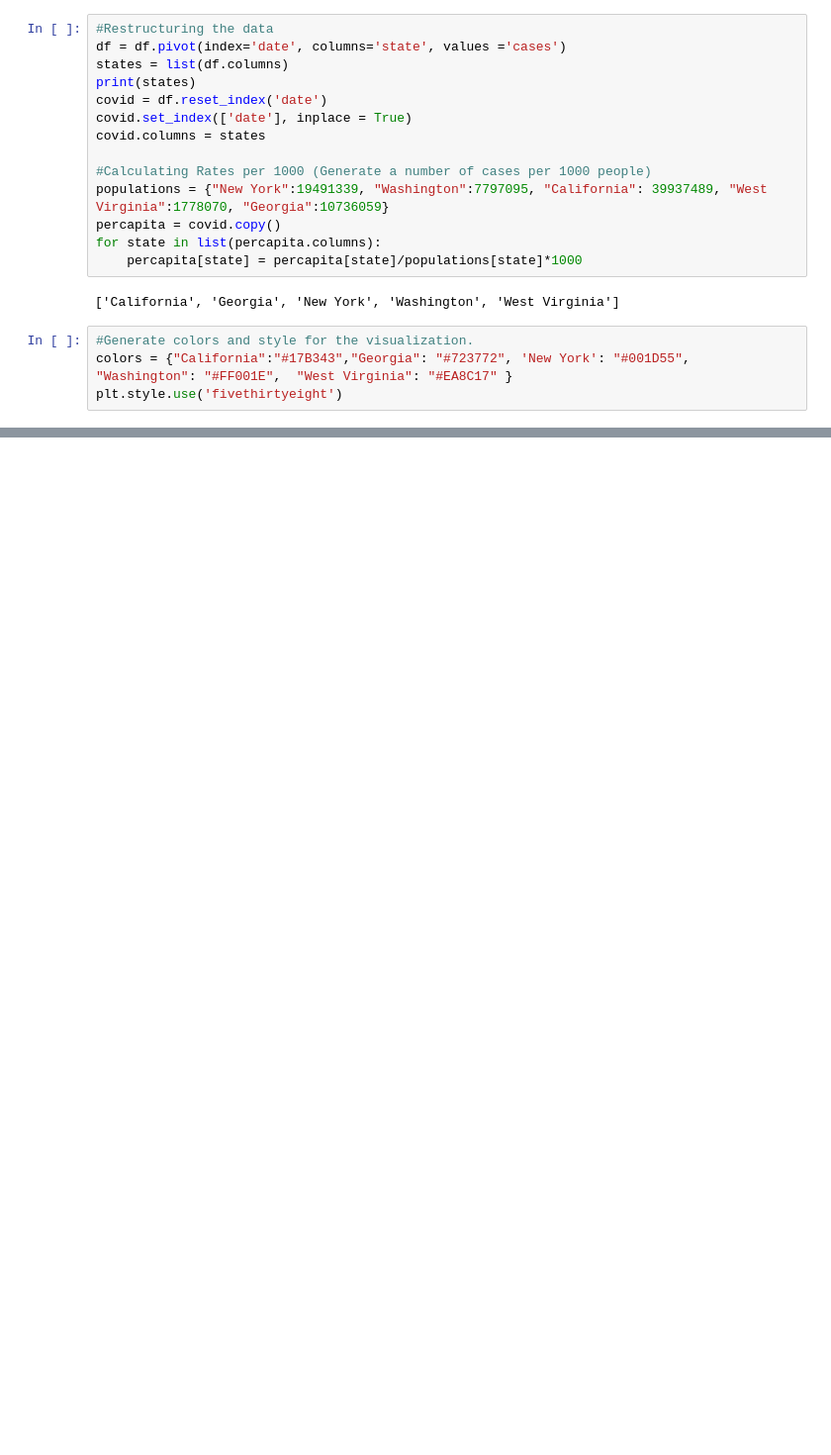
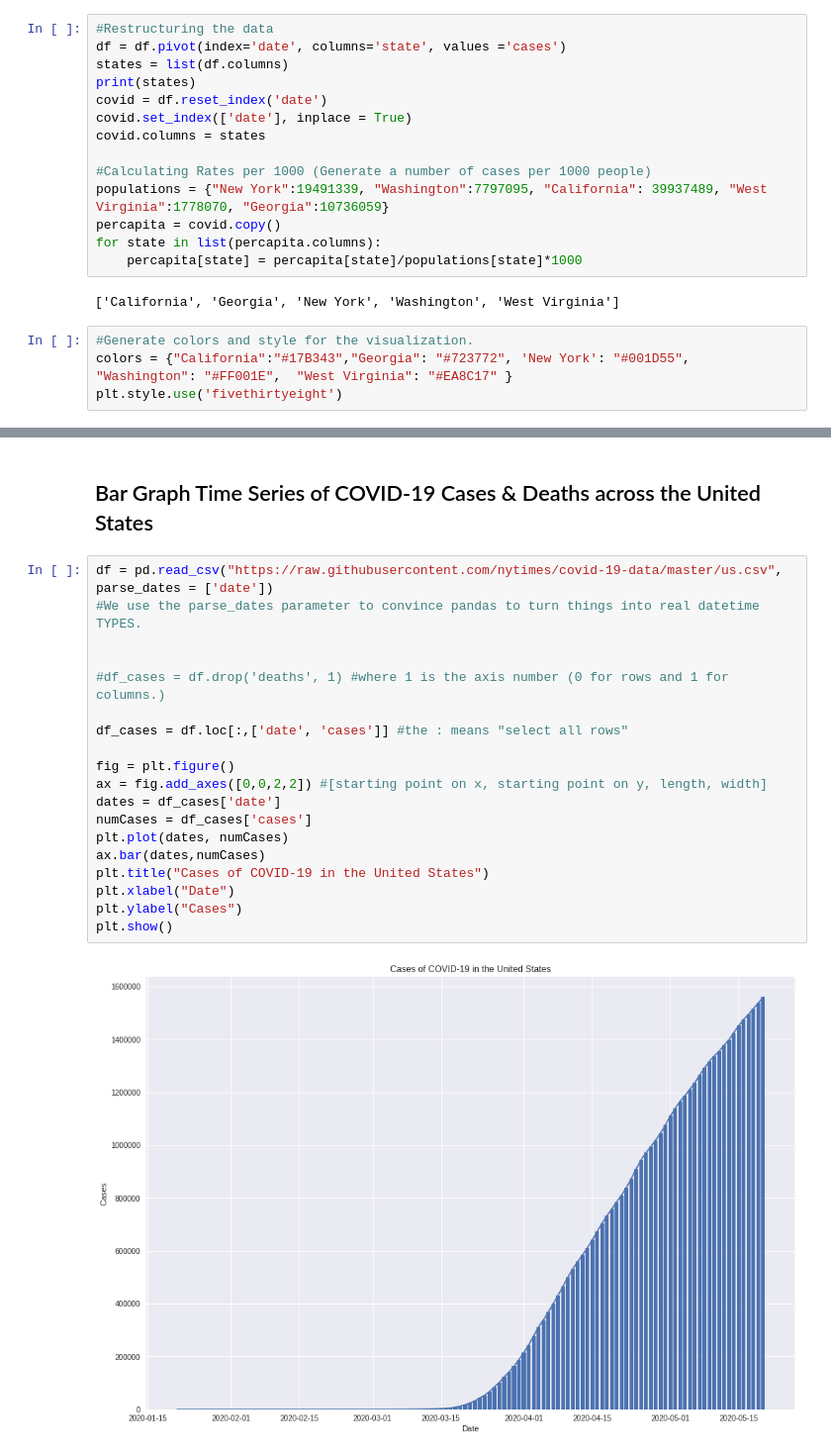
Before and after one commit to Cat-exe/careem-19, a Jupyter notebook: analysis.ipynb, the cells around one changed output, grey strips where cells are left out. Shown at 99% size. Cells and saved outputs as stored; diff of their text form; blank space fills up the shorter version.

```diff
--- a/analysis.ipynb
+++ b/analysis.ipynb
@@ -88,0 +162,23 @@ Text(2020-01-22 00:00:00, -100000, 'careem-19             Source: https://github
+# %% [markdown]
+## Bar Graph Time Series of COVID-19 Cases & Deaths across the United States
+# %%
+df = pd.read_csv("https://raw.githubusercontent.com/nytimes/covid-19-data/master/us.csv", parse_dates = ['date'])
+#We use the parse_dates parameter to convince pandas to turn things into real datetime TYPES.
+
+
+#df_cases = df.drop('deaths', 1) #where 1 is the axis number (0 for rows and 1 for columns.)
+
+df_cases = df.loc[:,['date', 'cases']] #the : means "select all rows"
+
+fig = plt.figure()
+ax = fig.add_axes([0,0,2,2]) #[starting point on x, starting point on y, length, width]
+dates = df_cases['date']
+numCases = df_cases['cases']
+plt.plot(dates, numCases)
+ax.bar(dates,numCases)
+plt.title("Cases of COVID-19 in the United States")
+plt.xlabel("Date")
+plt.ylabel("Cases")
+plt.show()
+# %% [output]
+[figure, added]
```
Also changed, not shown: parts of 16 cells of this notebook.
